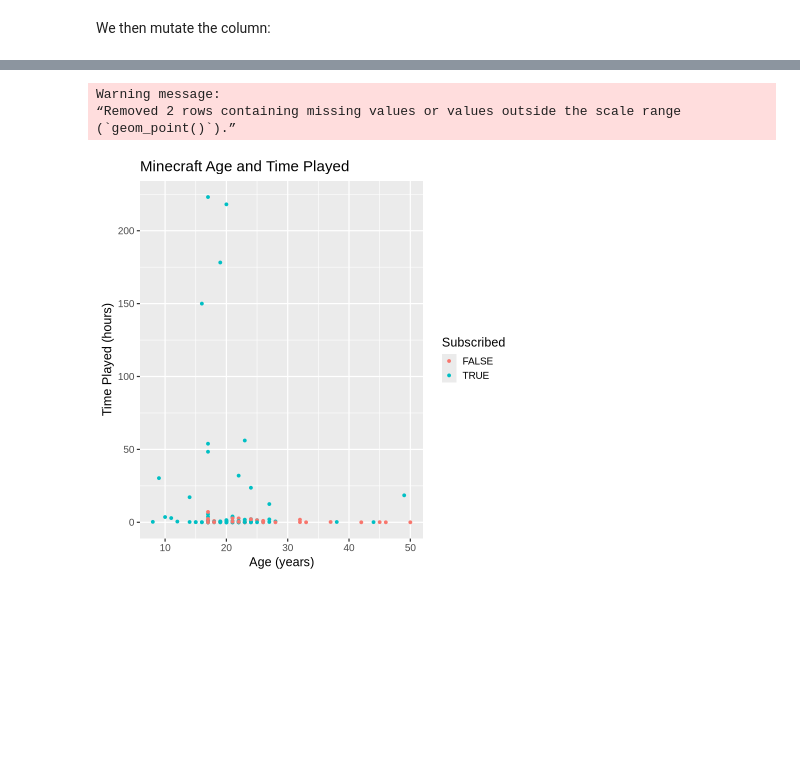
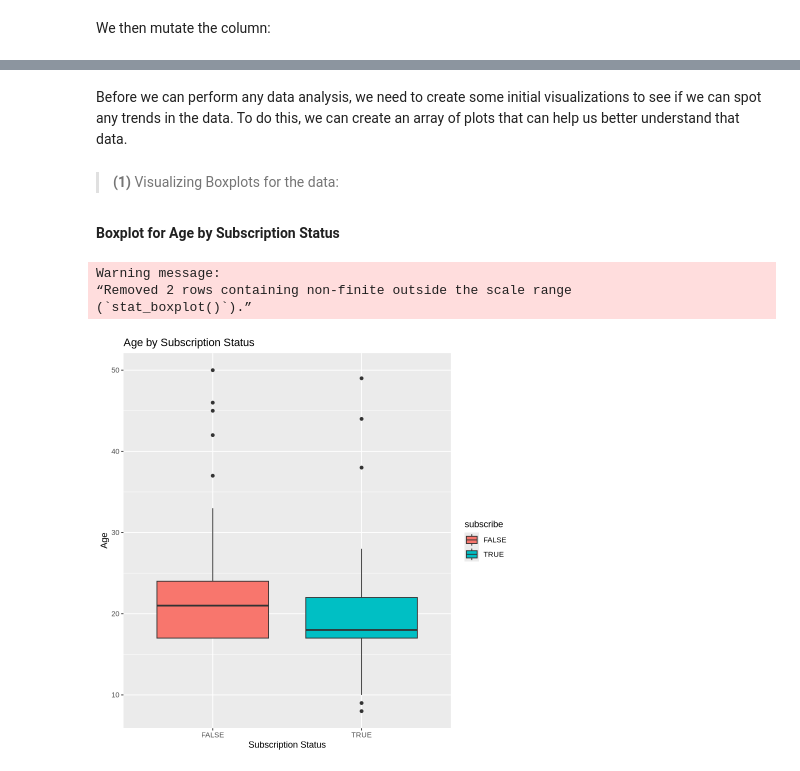
Before and after one commit to Greatbun123/DSCI-Project, a Jupyter notebook: Project.ipynb, the cells around one changed output, grey strips where cells are left out. Drawn from its saved outputs; the diff is of its cells as text; code cells hidden in the pictures; blank space fills up the shorter version.

```diff
--- a/Project.ipynb
+++ b/Project.ipynb
@@ -106,13 +106,17 @@ An initial visualization is then done to see a base for the relationship between
-# %%
-hours_plot <- players |>
-            ggplot(aes(x = Age, y = played_hours, colour = subscribe)) +
-            geom_point() + ggtitle("Minecraft Age and Time Played") +
-            labs(x = "Age (years)", y = "Time Played (hours)", colour = "Subscribed") +
-            theme_gray(base_size = 15)
-
-hours_plot
-# %% [output]
-Warning message:
-“Removed 2 rows containing missing values or values outside the scale range
-(`geom_point()`).”
-[figure, removed]
+# %% [markdown]
+Before we can perform any data analysis, we need to create some initial visualizations to see if we can spot any trends in the data. To do this, we can create an array of plots that can help us better understand that data.
+# %% [markdown]
+> **(1)** Visualizing Boxplots for the data:
+# %% [markdown]
+**Boxplot for Age by Subscription Status**
+# %%
+boxplot_age <- ggplot(players_mutated, aes(x = subscribe, y = Age, fill = subscribe)) +
+            geom_boxplot() +
+            labs(title = "Age by Subscription Status", x = "Subscription Status", y = "Age")
+
+boxplot_age
+# %% [output]
+Warning message:
+“Removed 2 rows containing non-finite outside the scale range
+(`stat_boxplot()`).”
+[figure, added]
```
Also changed, not shown: parts of 9 cells of this notebook.
